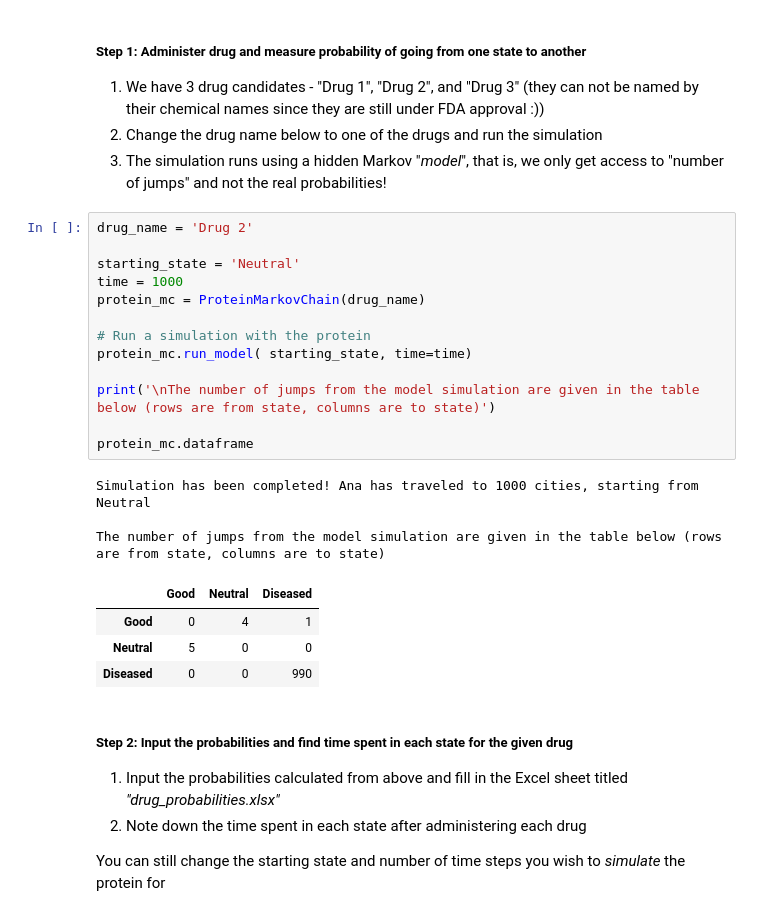
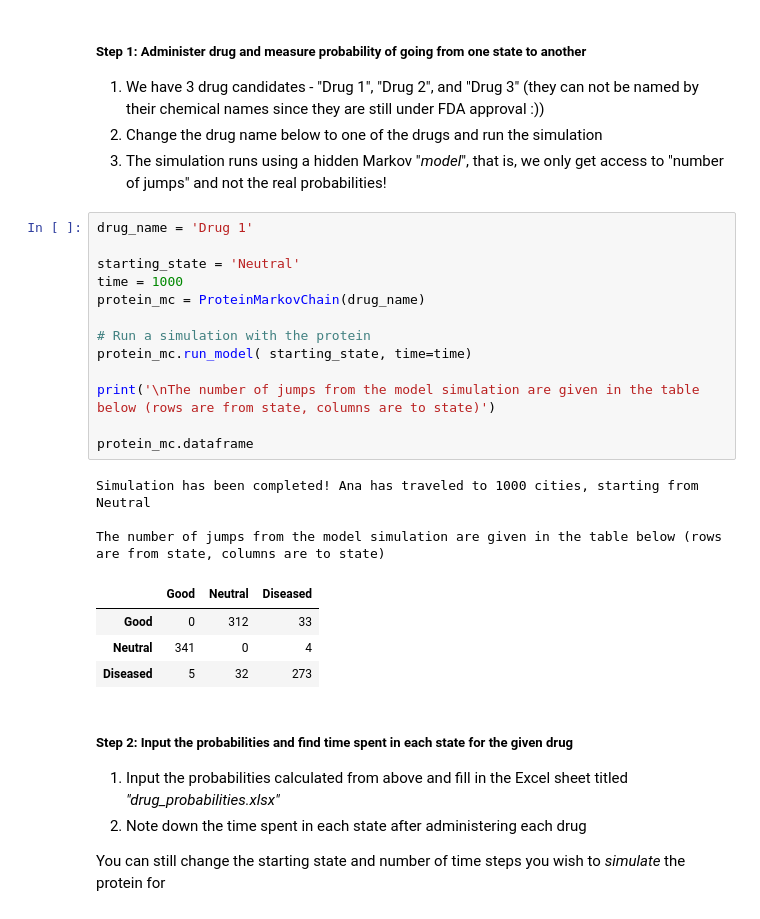
Before and after one commit to atharva-kelkar/markov-chain-demo, a Jupyter notebook: protein_drug_search.ipynb, the cells around one changed output. Drawn from its saved outputs; the diff is of its cells as text.

```diff
--- a/protein_drug_search.ipynb
+++ b/protein_drug_search.ipynb
@@ -35,26 +35,26 @@ import matplotlib.pyplot as plt
 2. Change the drug name below to one of the drugs and run the simulation
 3. The simulation runs using a hidden Markov "_model_", that is, we only get access to "number of jumps" and not the real probabilities!
 # %%
-drug_name = 'Drug 2'
+drug_name = 'Drug 1'
 
 starting_state = 'Neutral'
 time = 1000
 protein_mc = ProteinMarkovChain(drug_name)
 
 # Run a simulation with the protein
 protein_mc.run_model( starting_state, time=time)
 
 print('\nThe number of jumps from the model simulation are given in the table below (rows are from state, columns are to state)')
 
 protein_mc.dataframe
 # %% [output]
 Simulation has been completed! Ana has traveled to 1000 cities, starting from Neutral
 
 The number of jumps from the model simulation are given in the table below (rows are from state, columns are to state)
 |  | Good | Neutral | Diseased |
-| Good | 0 | 4 | 1 |
-| Neutral | 5 | 0 | 0 |
-| Diseased | 0 | 0 | 990 |
+| Good | 0 | 312 | 33 |
+| Neutral | 341 | 0 | 4 |
+| Diseased | 5 | 32 | 273 |
 # %% [markdown]
 ##### Step 2: Input the probabilities and find time spent in each state for the given drug
 
```
Also changed, not shown: parts of 1 cell of this notebook, 9 other files.
